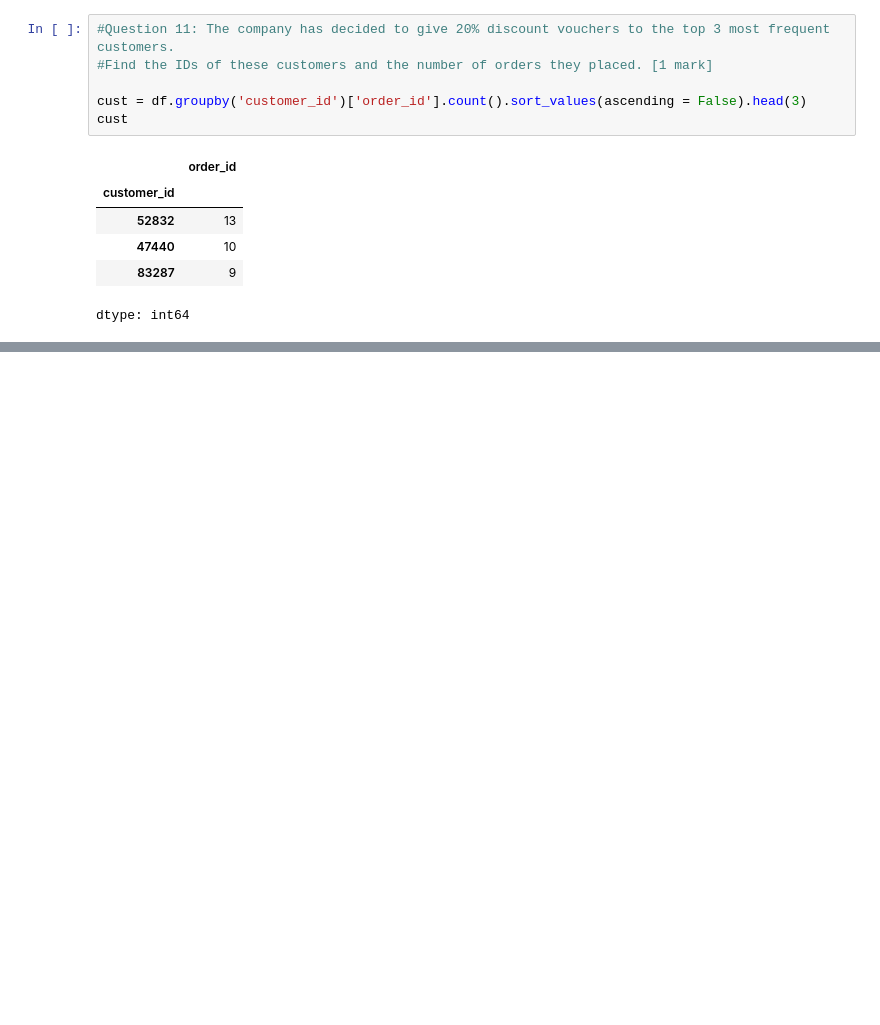
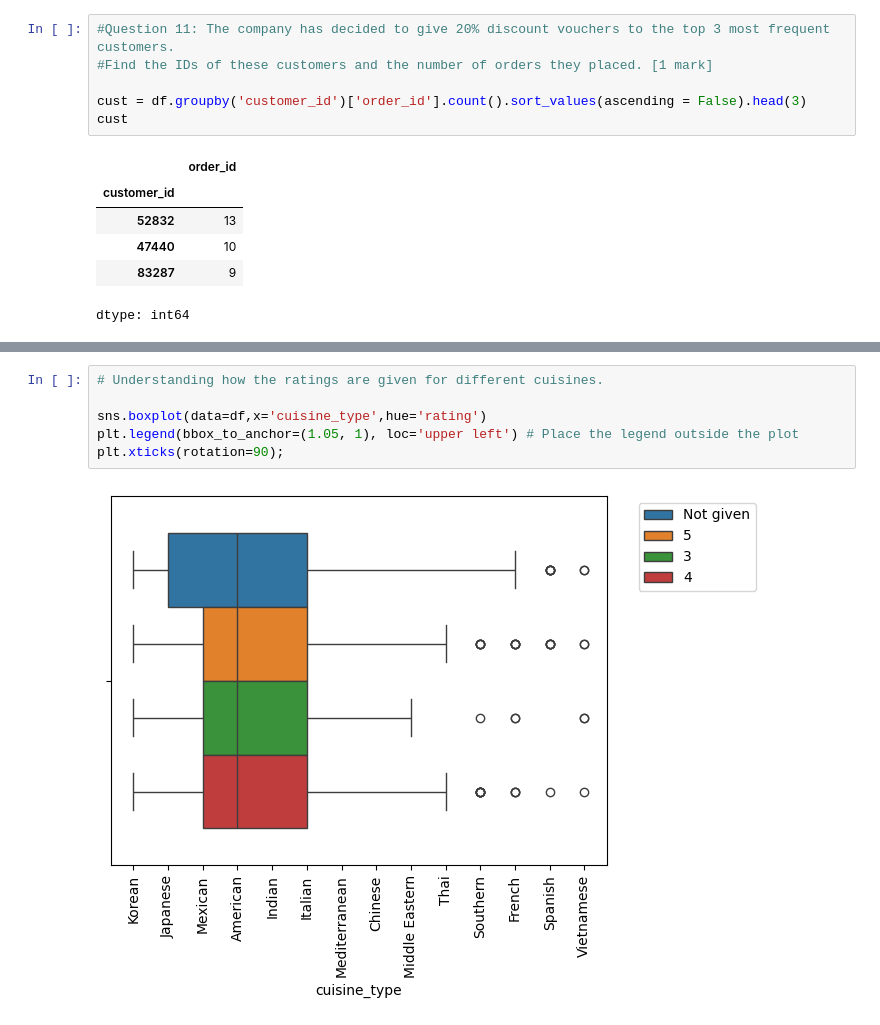
Before and after one commit to Mahal09/Python, a Jupyter notebook: Project_Week_1.ipynb, the cells around one changed output, grey strips where cells are left out. Saved outputs shown, nothing was run; the diff lists cells and outputs as text; blank space fills up the shorter version.

```diff
--- a/Project_Week_1.ipynb
+++ b/Project_Week_1.ipynb
@@ -320,0 +335,8 @@ dtype: int64
+# %%
+# Understanding how the ratings are given for different cuisines.
+
+sns.boxplot(data=df,x='cuisine_type',hue='rating')
+plt.legend(bbox_to_anchor=(1.05, 1), loc='upper left') # Place the legend outside the plot
+plt.xticks(rotation=90);
+# %% [output]
+[figure, added]
```
Also changed, not shown: parts of 23 cells of this notebook.
